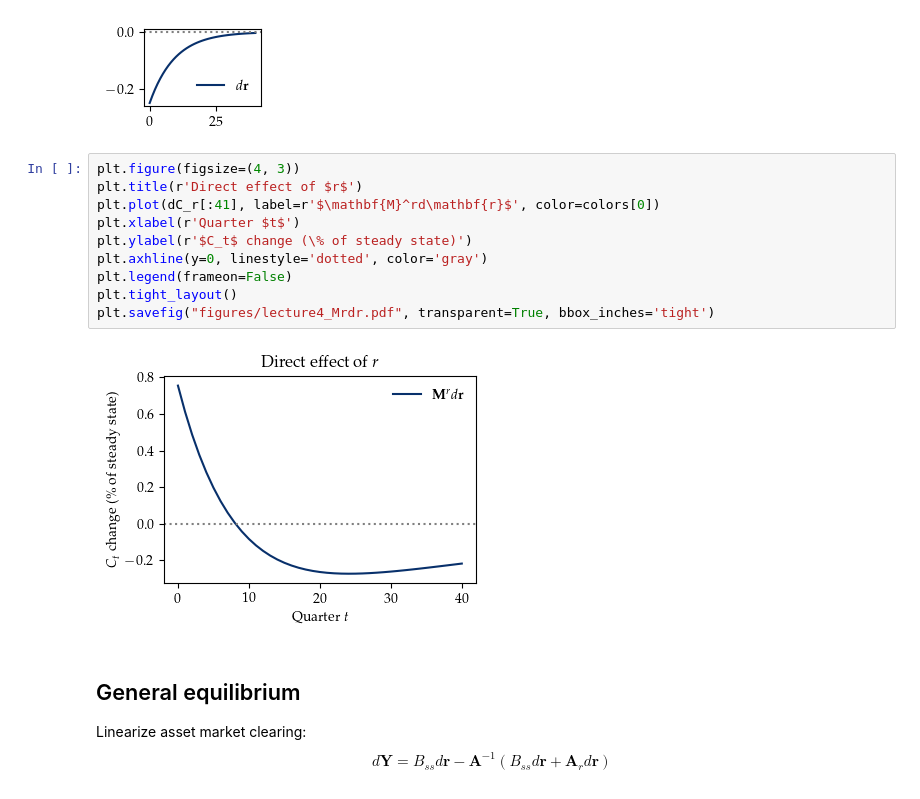
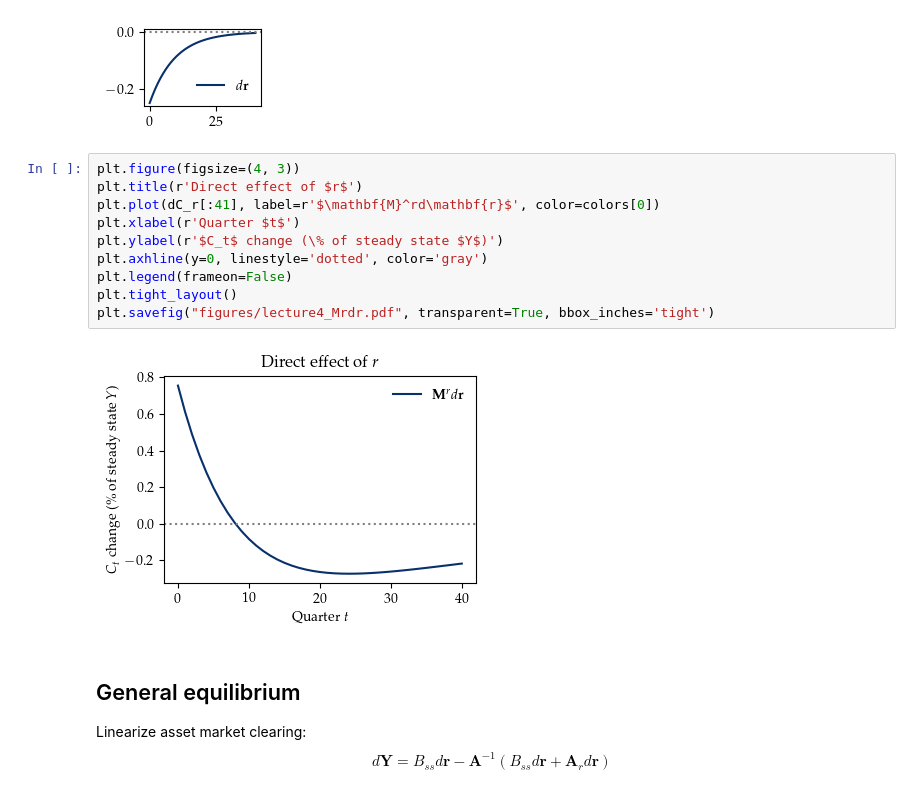
Before and after one commit to shade-econ/goethe-workshop-2026, a Jupyter notebook: notebooks/lecture4_monetary.ipynb, the cells around one changed output. Drawn from its saved outputs; the diff is of its cells as text.

```diff
--- a/notebooks/lecture4_monetary.ipynb
+++ b/notebooks/lecture4_monetary.ipynb
@@ -148,15 +148,15 @@ plt.savefig("figures/lecture4_dr.pdf", transparent=True, bbox_inches='tight')
 # %%
 plt.figure(figsize=(4, 3))
 plt.title(r'Direct effect of $r$')
 plt.plot(dC_r[:41], label=r'$\mathbf{M}^rd\mathbf{r}$', color=colors[0])
 plt.xlabel(r'Quarter $t$')
-plt.ylabel(r'$C_t$ change (\% of steady state)')
+plt.ylabel(r'$C_t$ change (\% of steady state $Y$)')
 plt.axhline(y=0, linestyle='dotted', color='gray')
 plt.legend(frameon=False)
 plt.tight_layout()
 plt.savefig("figures/lecture4_Mrdr.pdf", transparent=True, bbox_inches='tight')
 # %% [output]
-[figure, old version]
+[figure, new version]
 # %% [markdown]
 ## General equilibrium
 
```
Also changed, not shown: parts of 13 cells of this notebook, 2 other files.
